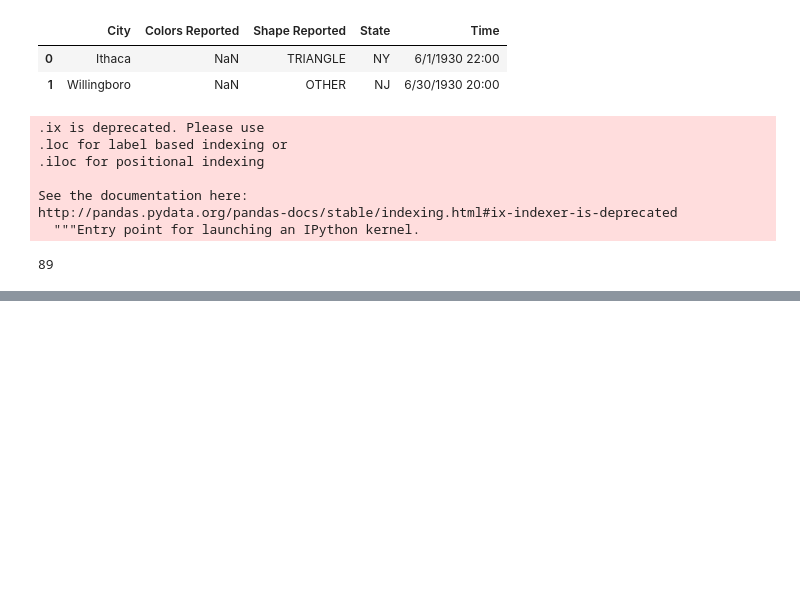
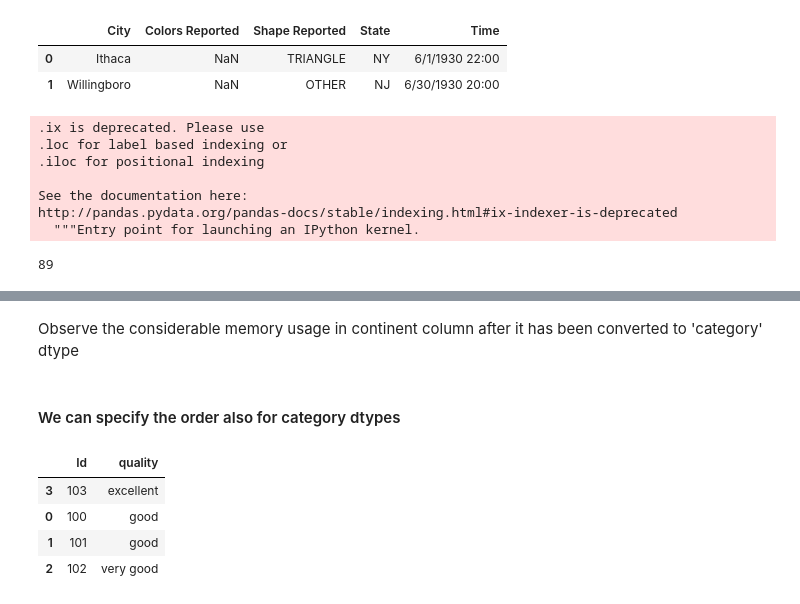
Before and after one commit to katamit/Data-Science, a Jupyter notebook: Pandas_notebooks/Pandas_Tut_data_school.ipynb, the cells around one changed output, grey strips where cells are left out. Saved outputs shown, nothing was run; the diff lists cells and outputs as text; code cells hidden in the pictures; blank space fills up the shorter version.

```diff
--- a/Pandas_notebooks/Pandas_Tut_data_school.ipynb
+++ b/Pandas_notebooks/Pandas_Tut_data_school.ipynb
@@ -726,0 +829,14 @@ http://pandas.pydata.org/pandas-docs/stable/indexing.html#ix-indexer-is-deprecat
+# %% [markdown]
+Observe the considerable memory usage in continent column after it has been converted to 'category' dtype
+# %% [markdown]
+#### We can specify the order also for category dtypes
+# %%
+df = pd.DataFrame({'Id':[100,101,102,103], 'quality':['good','good','very good','excellent']})
+# %%
+df.sort_values('quality')    # Here quality is sorted alpahbetically
+# %% [output]
+|  | Id | quality |
+| 3 | 103 | excellent |
+| 0 | 100 | good |
+| 1 | 101 | good |
+| 2 | 102 | very good |
```
Also changed, not shown: parts of 17 cells of this notebook.
